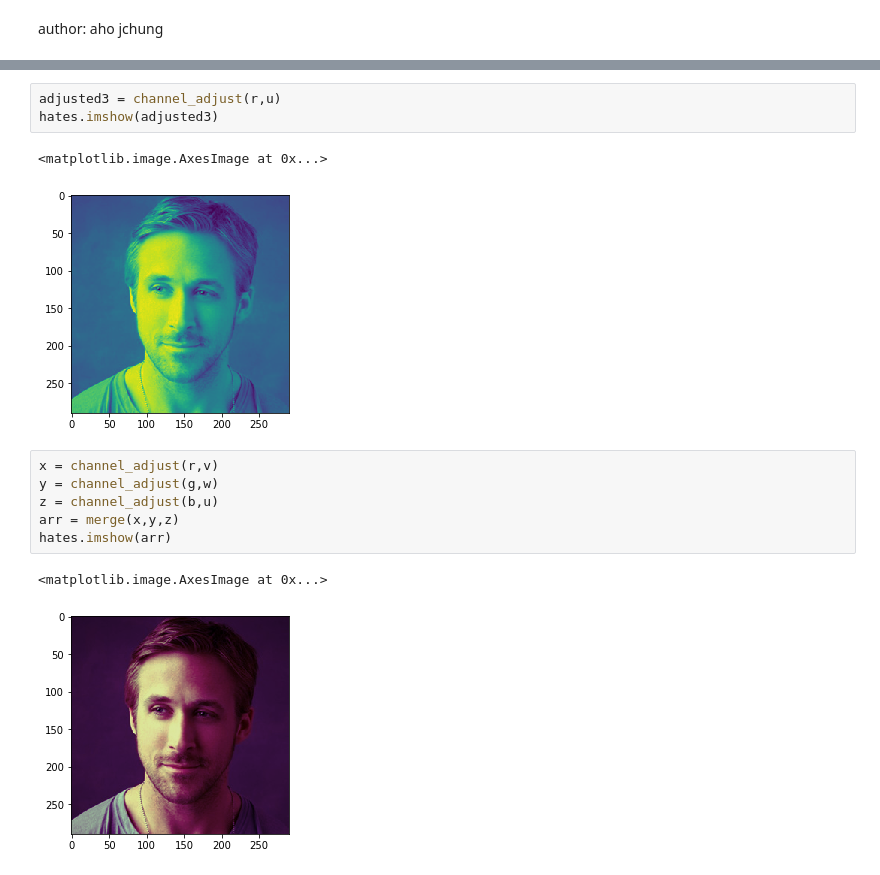
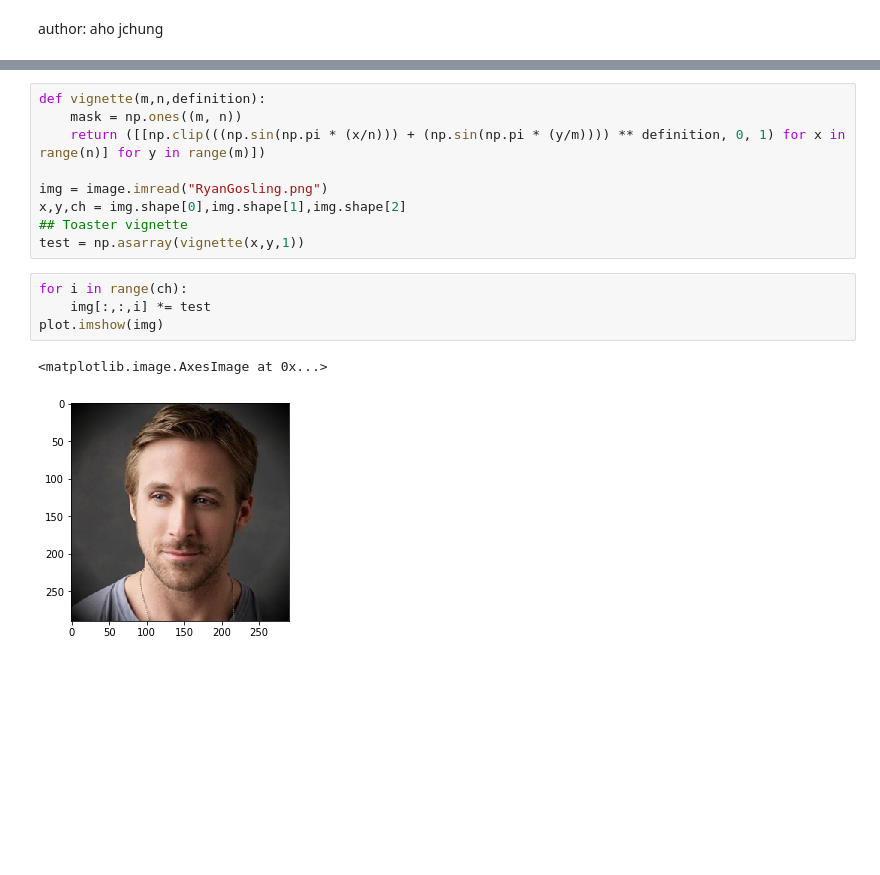
Before and after one commit to jchung05/42numpyrush, a Jupyter notebook: notebooks/jchung.ipynb, the cells around one changed output, grey strips where cells are left out. Cells and saved outputs as stored; diff of their text form; blank space fills up the shorter version.

Commit message:
Finished vignette and pushing on my branch

```diff
--- a/notebooks/jchung.ipynb
+++ b/notebooks/jchung.ipynb
@@ -106,15 +55,16 @@ hates.imshow(adjusted2)
-# %%
-adjusted3 = channel_adjust(r,u)
-hates.imshow(adjusted3)
-# %% [output]
-<matplotlib.image.AxesImage at 0x...>
-[figure, removed]
-# %%
-x = channel_adjust(r,v)
-y = channel_adjust(g,w)
-z = channel_adjust(b,u)
-arr = merge(x,y,z)
-hates.imshow(arr)
-# %% [output]
-<matplotlib.image.AxesImage at 0x...>
-[figure, removed]
+# %%
+def vignette(m,n,definition):
+    mask = np.ones((m, n))
+    return ([[np.clip(((np.sin(np.pi * (x/n))) + (np.sin(np.pi * (y/m)))) ** definition, 0, 1) for x in range(n)] for y in range(m)])
+
+img = image.imread("RyanGosling.png")
+x,y,ch = img.shape[0],img.shape[1],img.shape[2]
+## Toaster vignette
+test = np.asarray(vignette(x,y,1))
+# %%
+for i in range(ch):
+    img[:,:,i] *= test
+plot.imshow(img)
+# %% [output]
+<matplotlib.image.AxesImage at 0x...>
+[figure, added]
```
Also changed, not shown: parts of 12 cells of this notebook.
